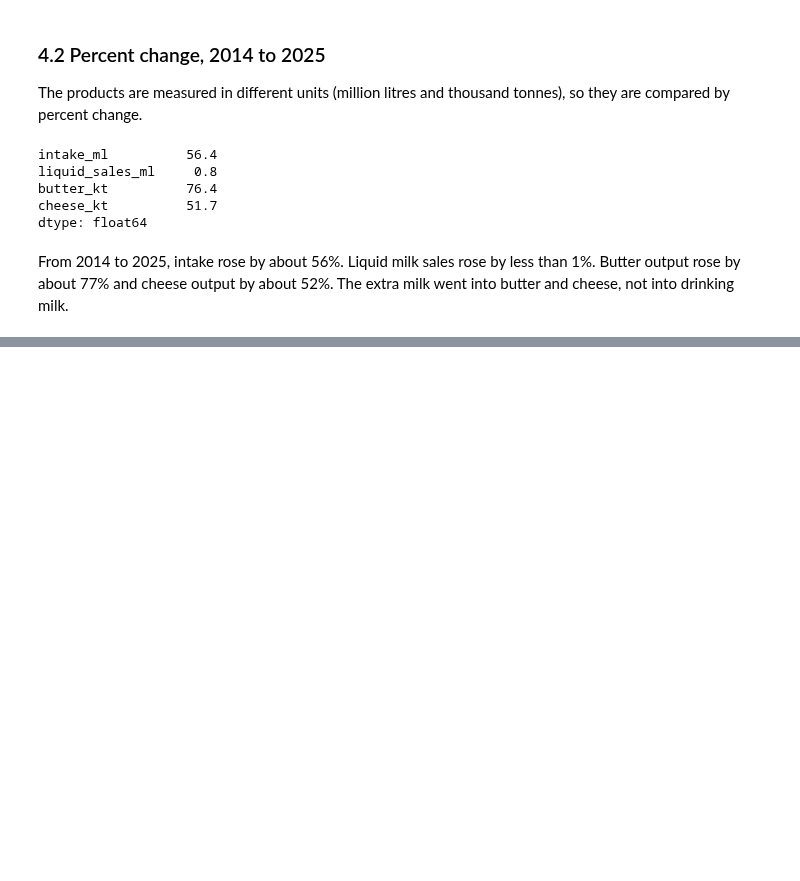
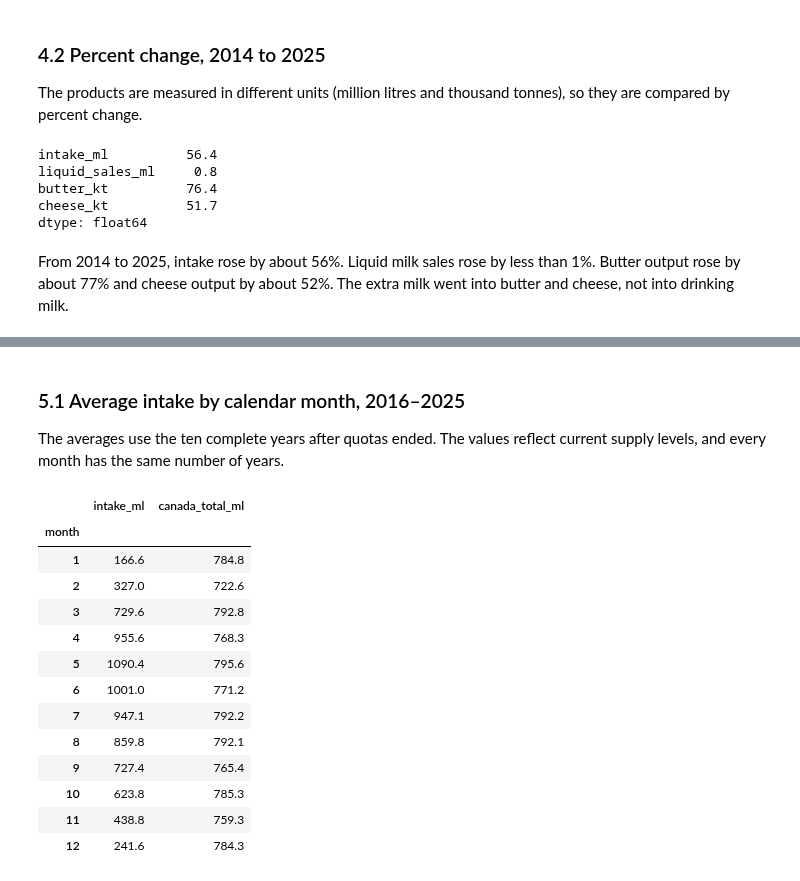
Before and after one commit to temulenbd/irish-dairy-analysis, a Jupyter notebook: notebooks/3_statistical_analysis.ipynb, the cells around one changed output, grey strips where cells are left out. Drawn from its saved outputs; the diff is of its cells as text; code cells hidden in the pictures; blank space fills up the shorter version.

```diff
--- a/notebooks/3_statistical_analysis.ipynb
+++ b/notebooks/3_statistical_analysis.ipynb
@@ -384,0 +434,27 @@ From 2014 to 2025, intake rose by about 56%. Liquid milk sales rose by less than
+# %% [markdown]
+### 5.1 Average intake by calendar month, 2016–2025
+
+The averages use the ten complete years after quotas ended. The values reflect current supply levels, and every month has the same number of years.
+# %%
+# Ten complete post-quota years
+recent = monthly[monthly["year"].between(2016, 2025)]
+
+# Average for each calendar month, Ireland and Canada
+monthly_profile = recent.groupby("month")[["intake_ml", "canada_total_ml"]].mean()
+
+monthly_profile.round(1)
+# %% [output]
+|  | intake_ml | canada_total_ml |
+| month |  |  |
+| 1 | 166.6 | 784.8 |
+| 2 | 327.0 | 722.6 |
+| 3 | 729.6 | 792.8 |
+| 4 | 955.6 | 768.3 |
+| 5 | 1090.4 | 795.6 |
+| 6 | 1001.0 | 771.2 |
+| 7 | 947.1 | 792.2 |
+| 8 | 859.8 | 792.1 |
+| 9 | 727.4 | 765.4 |
+| 10 | 623.8 | 785.3 |
+| 11 | 438.8 | 759.3 |
+| 12 | 241.6 | 784.3 |
```
Also changed, not shown: parts of 27 cells of this notebook, 3 other files.
